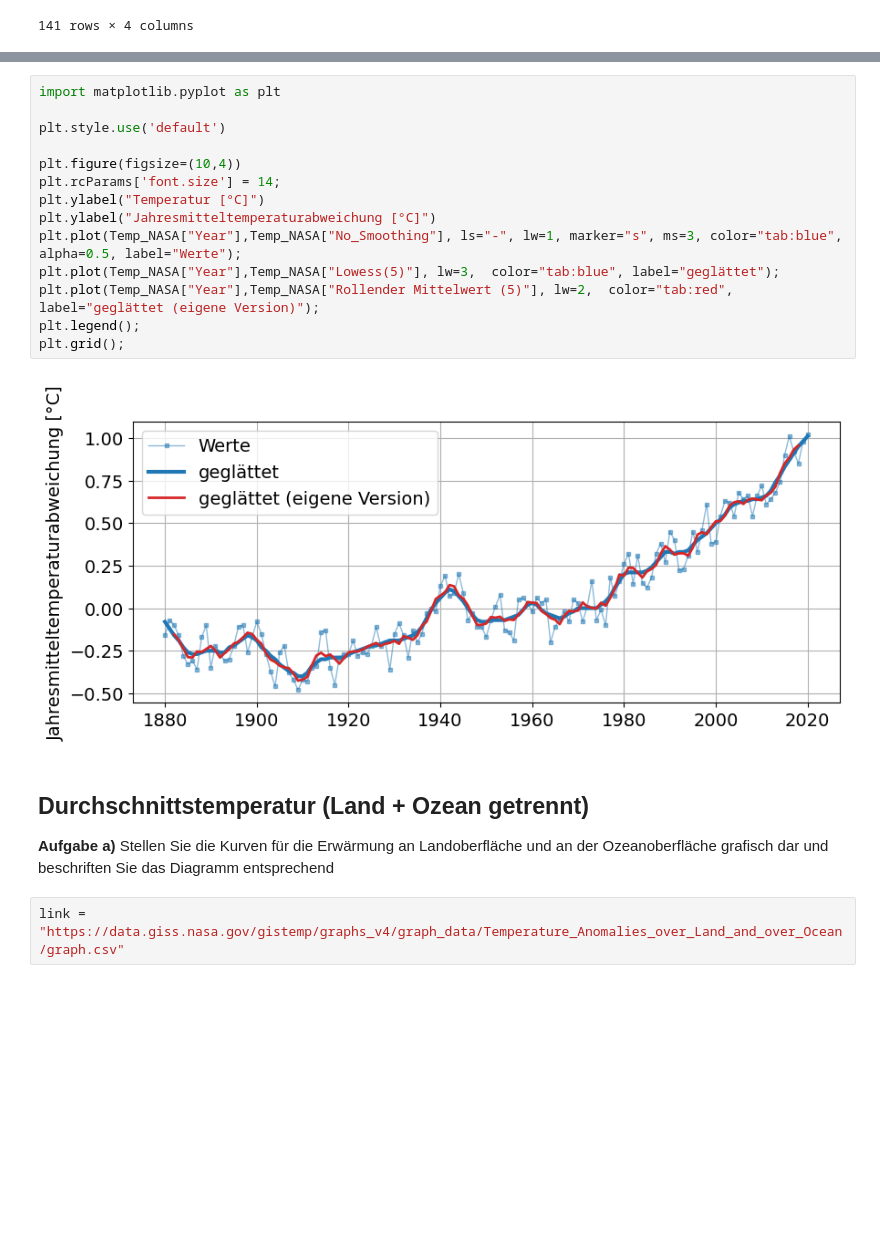
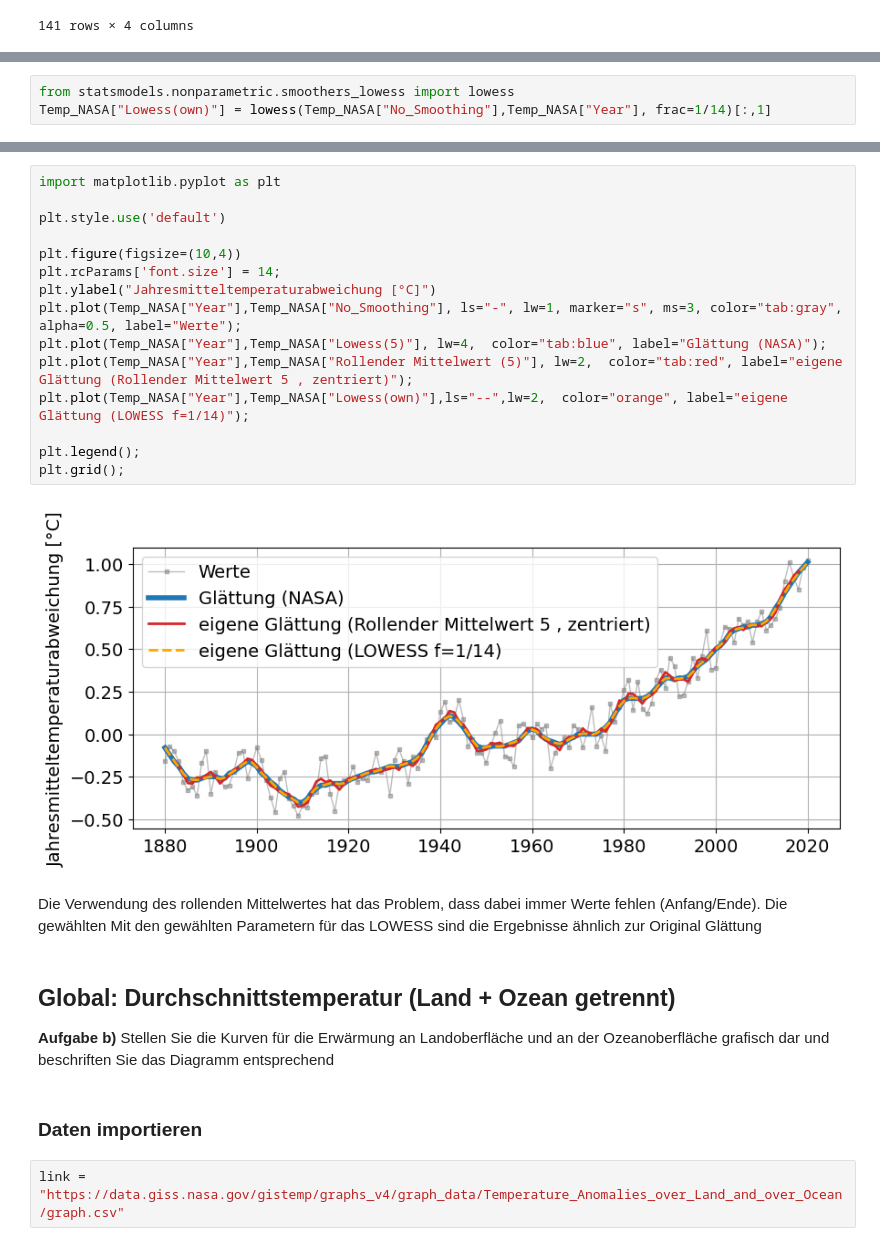
Before and after one commit to Fkaule/Daten-Visualisierung-mit-Python, a Jupyter notebook: 04-Klimawandel.ipynb, the cells around one changed output, grey strips where cells are left out. Saved outputs shown, nothing was run; the diff lists cells and outputs as text; blank space fills up the shorter version.

```diff
--- a/04-Klimawandel.ipynb
+++ b/04-Klimawandel.ipynb
@@ -205,0 +223,3 @@ Temp_NASA
+# %%
+from statsmodels.nonparametric.smoothers_lowess import lowess
+Temp_NASA["Lowess(own)"] = lowess(Temp_NASA["No_Smoothing"],Temp_NASA["Year"], frac=1/14)[:,1]
@@ -206,23 +242,28 @@ Temp_NASA
 # %%
 import matplotlib.pyplot as plt
 
 plt.style.use('default')
 
 plt.figure(figsize=(10,4))
 plt.rcParams['font.size'] = 14;
-plt.ylabel("Temperatur [°C]")
 plt.ylabel("Jahresmitteltemperaturabweichung [°C]")
-plt.plot(Temp_NASA["Year"],Temp_NASA["No_Smoothing"], ls="-", lw=1, marker="s", ms=3, color="tab:blue", alpha=0.5, label="Werte");
-plt.plot(Temp_NASA["Year"],Temp_NASA["Lowess(5)"], lw=3,  color="tab:blue", label="geglättet");
-plt.plot(Temp_NASA["Year"],Temp_NASA["Rollender Mittelwert (5)"], lw=2,  color="tab:red", label="geglättet (eigene Version)");
+plt.plot(Temp_NASA["Year"],Temp_NASA["No_Smoothing"], ls="-", lw=1, marker="s", ms=3, color="tab:gray", alpha=0.5, label="Werte");
+plt.plot(Temp_NASA["Year"],Temp_NASA["Lowess(5)"], lw=4,  color="tab:blue", label="Glättung (NASA)");
+plt.plot(Temp_NASA["Year"],Temp_NASA["Rollender Mittelwert (5)"], lw=2,  color="tab:red", label="eigene Glättung (Rollender Mittelwert 5 , zentriert)");
+plt.plot(Temp_NASA["Year"],Temp_NASA["Lowess(own)"],ls="--",lw=2,  color="orange", label="eigene Glättung (LOWESS f=1/14)");
+
 plt.legend();
 plt.grid();
 # %% [output]
-[figure, old version]
+[figure, new version]
+# %% [markdown]
+Die Verwendung des rollenden Mittelwertes hat das Problem, dass dabei immer Werte fehlen (Anfang/Ende). Die gewählten Mit den gewählten Parametern für das LOWESS sind die Ergebnisse ähnlich zur Original Glättung
 # %% [markdown]
-## Durchschnittstemperatur (Land + Ozean getrennt)
+## Global: Durchschnittstemperatur (Land + Ozean getrennt)
 
-**Aufgabe a)** Stellen Sie die Kurven für die Erwärmung an Landoberfläche und an der Ozeanoberfläche grafisch dar und beschriften Sie das Diagramm entsprechend
+**Aufgabe b)** Stellen Sie die Kurven für die Erwärmung an Landoberfläche und an der Ozeanoberfläche grafisch dar und beschriften Sie das Diagramm entsprechend
+# %% [markdown]
+### Daten importieren
 # %%
 link = "https://data.giss.nasa.gov/gistemp/graphs_v4/graph_data/Temperature_Anomalies_over_Land_and_over_Ocean/graph.csv"
 # %%
```
Also changed, not shown: parts of 52 cells of this notebook, 1 other file.
